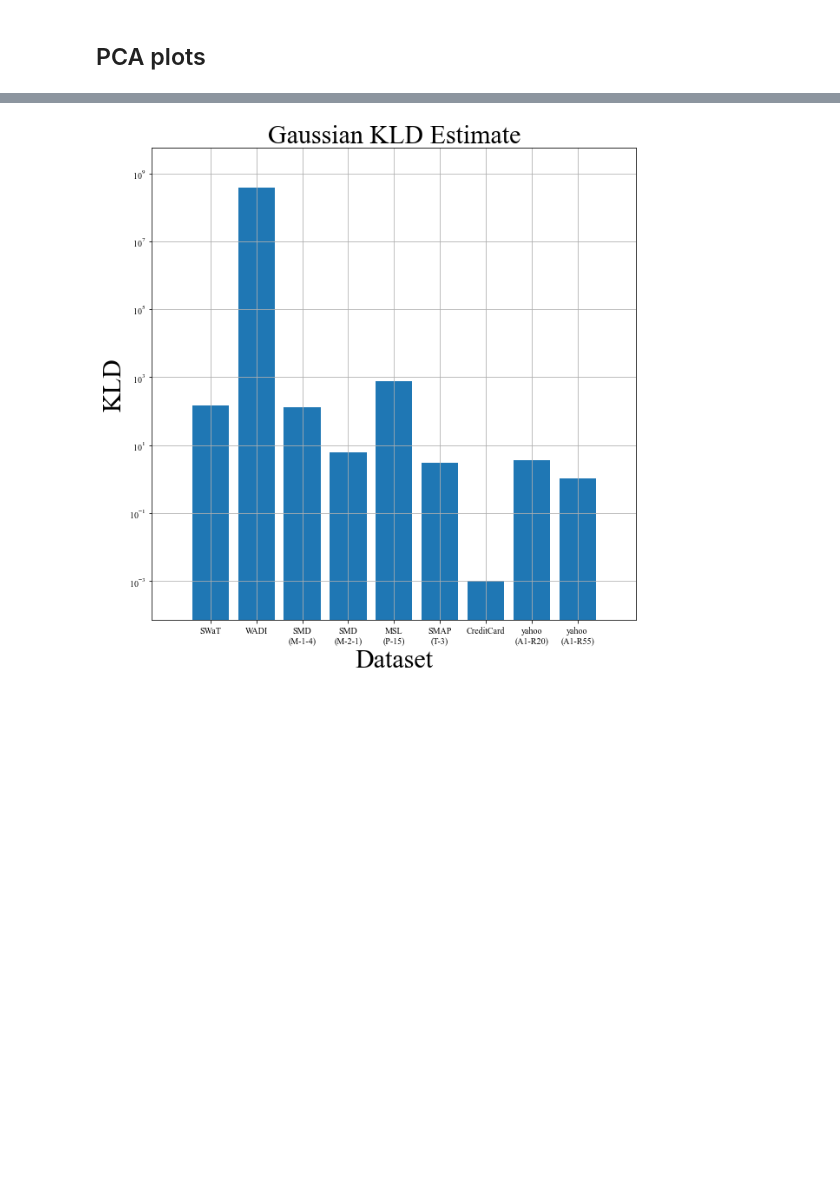
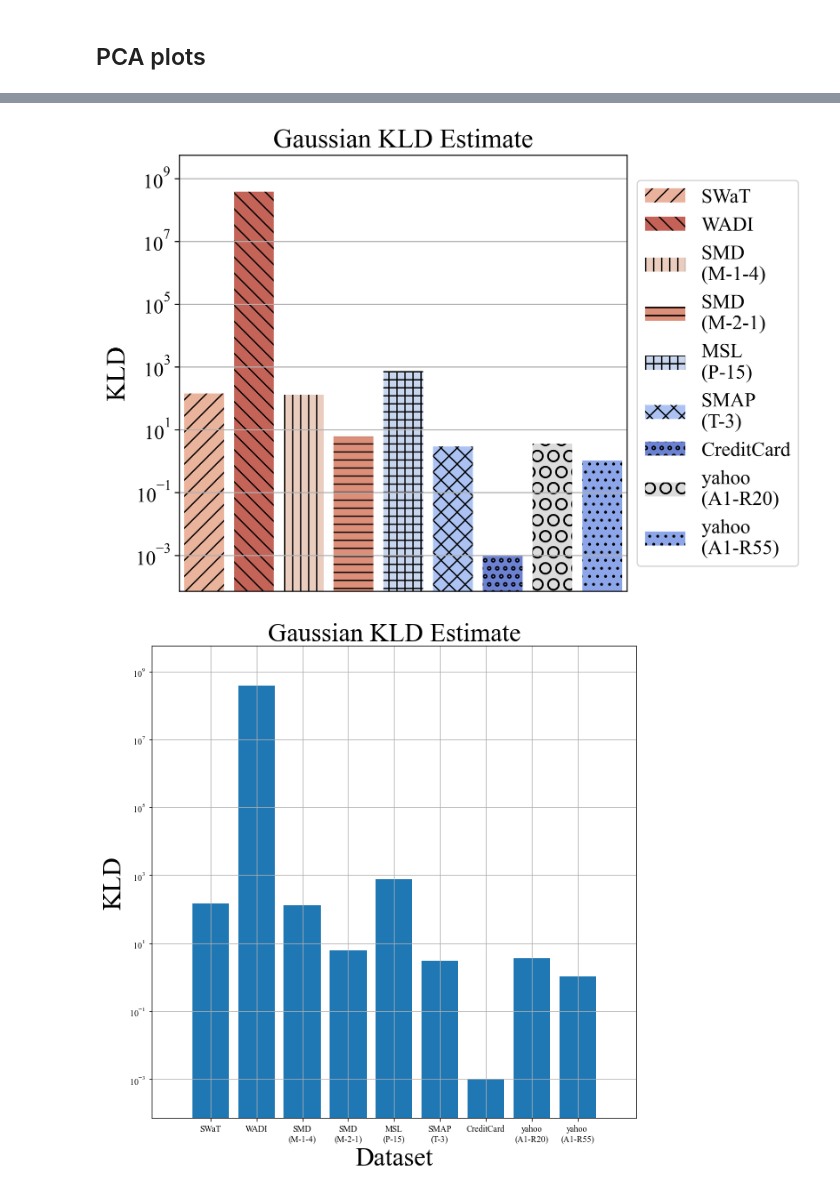
Before and after one commit to carrtesy/M2N2, a Jupyter notebook: figures/Distribution_shift_quantify_gaussian.ipynb, the cells around one changed output, grey strips where cells are left out. Saved outputs shown, nothing was run; the diff lists cells and outputs as text; code cells hidden in the pictures; blank space fills up the shorter version.

```diff
--- a/figures/Distribution_shift_quantify_gaussian.ipynb
+++ b/figures/Distribution_shift_quantify_gaussian.ipynb
@@ -383,3 +448,42 @@ plt.show()
+# %%
+plt.figure(figsize=(6, 6), dpi=500)
+plt.title('Gaussian KLD Estimate', fontsize=20)
+
+pal = sns.color_palette("coolwarm", len(entropies))
+rank = np.array(entropies).argsort()  # http://stackoverflow.com/a/6266510/1628638
+
+bar = sns.barplot(x=datasets_label, y=entropies, palette=np.array(pal[::])[rank], alpha=.99)
+
+#bar = sns.barplot(x="Datasets", y="KLD", data=pd.DataFrame({"Datasets": datasets_label, "KLD": entropies}),
+#                  palette=np.array(pal[::])[rank], alpha=.99)
+
+hatches = ['//', '\\\\', '||', '--', '++', 'xx', 'oo', 'O0', '..']
+for i,thisbar in enumerate(bar.patches):
+    # Set a different hatch for each bar
+    thisbar.set_label(datasets_label[i])
+    thisbar.set_hatch(hatches[i])
+plt.yscale('log', base=10)
+plt.xticks(fontsize=15)
+plt.yticks(fontsize=15)
+plt.ylabel('KLD', fontsize=20)
+
+bar.get_xaxis().set_visible(False)
+#ax.get_yaxis().set_visible(True)
+#ax.set(xlabel=None)
+#ax.xaxis.set_tick_params(labelsize=30)
+#ax.yaxis.label.set_fontsize(30)
+#ax.yaxis.set_tick_params(labelsize=30)
+
+
+#h, l = bar.get_legend_handles_labels()
+#bar.legend(datasets_label, title="Interested in politics")
+
+bar.legend(loc='center left', bbox_to_anchor=(1, 0.5), fontsize=15)
+#plt.legend(labels=datasets_label, )
+plt.savefig("./figures/main_figure/kld.pdf", dpi=500,  bbox_inches = "tight")
+plt.show()
+# %% [output]
+[figure, added]
 # %%
 # Basic Bar Chart
 plt.figure(figsize=(10, 10))
```
Also changed, not shown: parts of 10 cells of this notebook, 39 other files.
